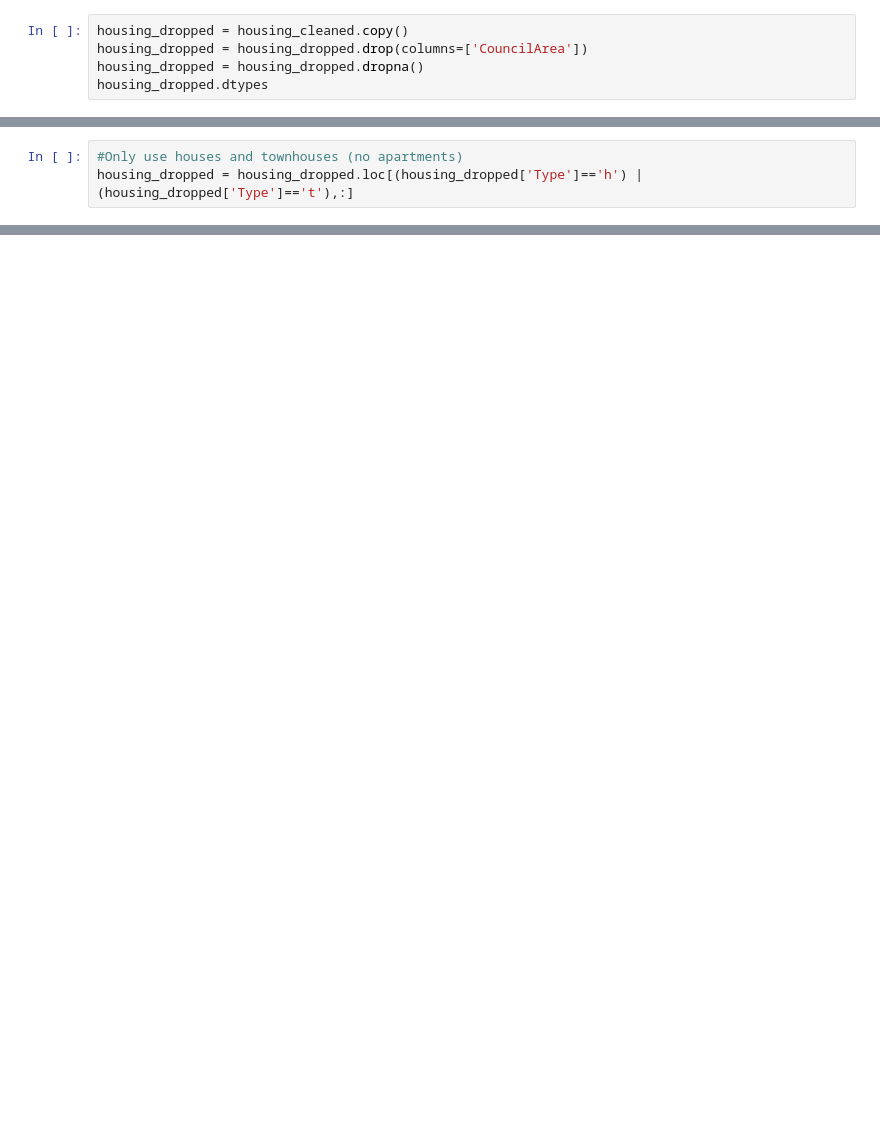
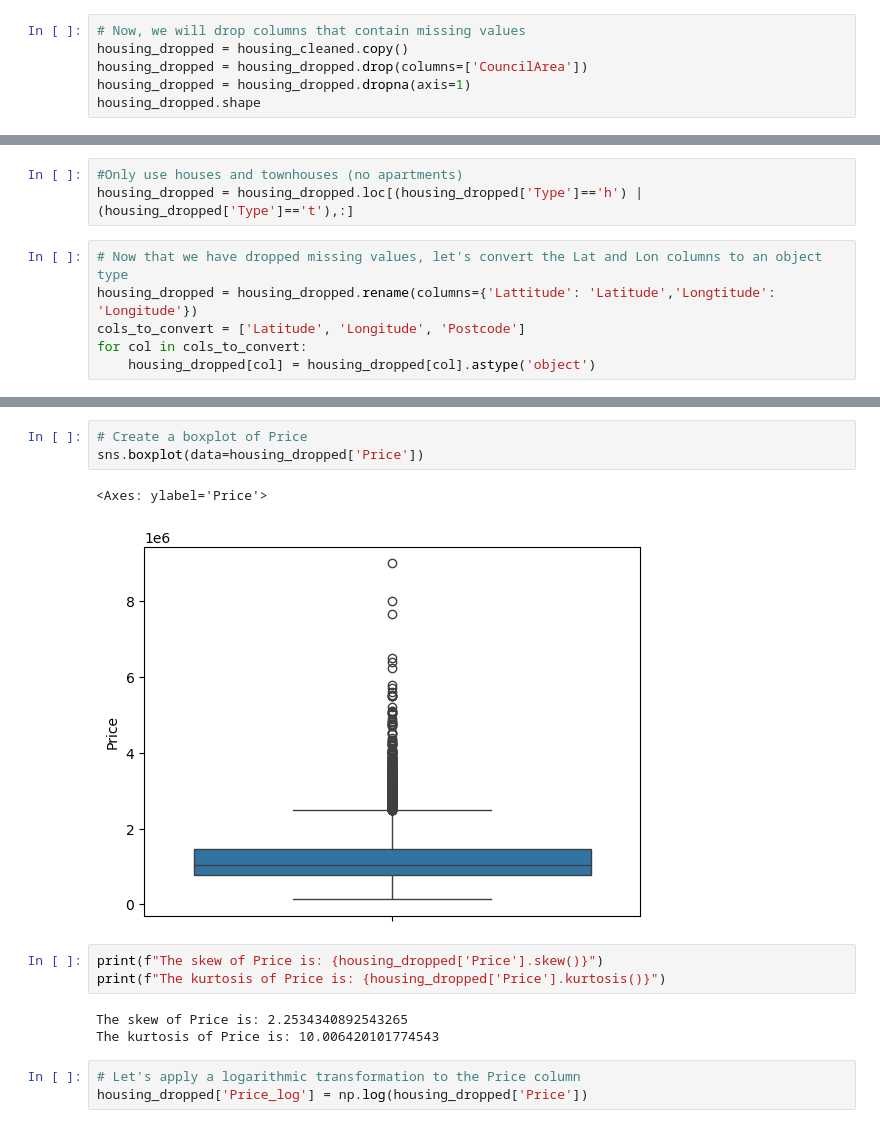
Before and after one commit to JamesLMulvihill/MelbourneHousePrices, a Jupyter notebook: DSC630_LincolnBrown_JamesMulvihill_GroupProject.ipynb, the cells around one changed output, grey strips where cells are left out. Drawn from its saved outputs; the diff is of its cells as text; blank space fills up the shorter version.

Commit message:
Visualization update

```diff
--- a/DSC630_LincolnBrown_JamesMulvihill_GroupProject.ipynb
+++ b/DSC630_LincolnBrown_JamesMulvihill_GroupProject.ipynb
@@ -27,5 +121,6 @@ housing_cleaned
 # %%
+# Now, we will drop columns that contain missing values
 housing_dropped = housing_cleaned.copy()
 housing_dropped = housing_dropped.drop(columns=['CouncilArea'])
-housing_dropped = housing_dropped.dropna()
-housing_dropped.dtypes
+housing_dropped = housing_dropped.dropna(axis=1)
+housing_dropped.shape
@@ -36,3 +137,9 @@ corr_matrix = housing_dropped.loc[:,numeric_cols].corr()
 # %%
 #Only use houses and townhouses (no apartments)
 housing_dropped = housing_dropped.loc[(housing_dropped['Type']=='h') | (housing_dropped['Type']=='t'),:]
+# %%
+# Now that we have dropped missing values, let's convert the Lat and Lon columns to an object type
+housing_dropped = housing_dropped.rename(columns={'Lattitude': 'Latitude','Longtitude': 'Longitude'})
+cols_to_convert = ['Latitude', 'Longitude', 'Postcode']
+for col in cols_to_convert:
+    housing_dropped[col] = housing_dropped[col].astype('object')
@@ -38,0 +177,15 @@ housing_dropped = housing_dropped.loc[(housing_dropped['Type']=='h') | (housing_
+# %%
+# Create a boxplot of Price
+sns.boxplot(data=housing_dropped['Price'])
+# %% [output]
+<Axes: ylabel='Price'>
+[figure, added]
+# %%
+print(f"The skew of Price is: {housing_dropped['Price'].skew()}")
+print(f"The kurtosis of Price is: {housing_dropped['Price'].kurtosis()}")
+# %% [output]
+The skew of Price is: 2.2534340892543265
+The kurtosis of Price is: 10.006420101774543
+# %%
+# Let's apply a logarithmic transformation to the Price column
+housing_dropped['Price_log'] = np.log(housing_dropped['Price'])
```
Also changed, not shown: parts of 37 cells of this notebook, 1 other file.
